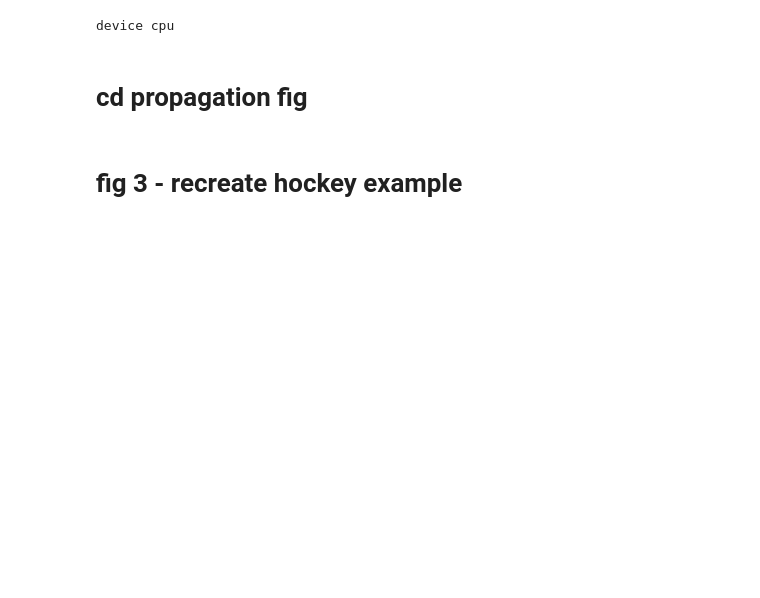
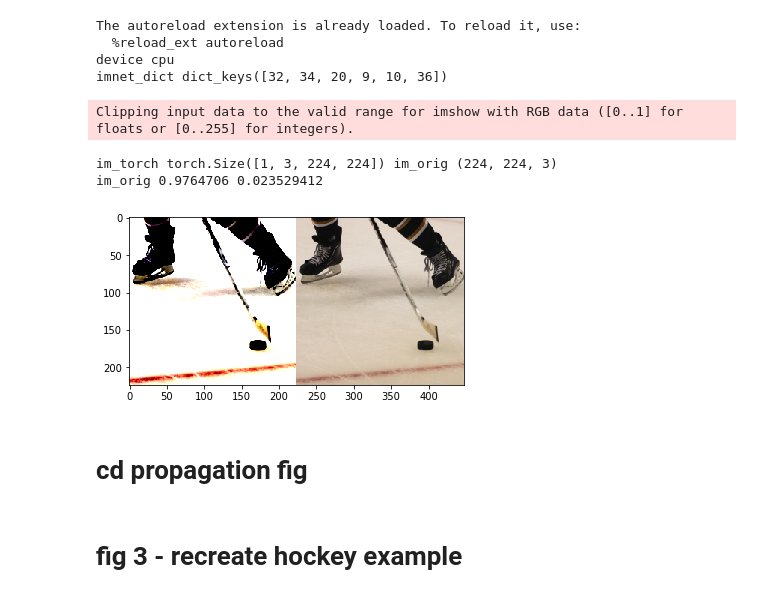
Before and after one commit to yezhengli-Mr9/acd, a Jupyter notebook: reproduce_figs/imagenet_fig3,s1,s2.ipynb, the cells around one changed output. Cells and saved outputs as stored; diff of their text form; code cells hidden in the pictures; blank space fills up the shorter version.

```diff
--- a/reproduce_figs/imagenet_fig3,s1,s2.ipynb
+++ b/reproduce_figs/imagenet_fig3,s1,s2.ipynb
@@ -12,7 +12,7 @@ sys.path.append('../visualization')
 sys.path.append('../acd/util')
 sys.path.append('../acd/scores')
 sys.path.append('../acd/agglomeration')
-import viz_2d as viz
+
 import tiling_2d as tiling
 import agg_2d as agg
 import cd
@@ -24,12 +24,30 @@ import pickle as pkl
 from dsets.imagenet import dset
 imnet_dict = pkl.load(open('../dsets/imagenet/imnet_dict.pkl', 'rb')) # contains 6 images (keys: 9, 10, 34, 20, 36, 32)
 
+print("imnet_dict", imnet_dict.keys())
+#----
+# for idx, t in enumerate(imnet_dict[9]):
+#     print("idx", idx, "imnet_dict[9]",type(t), t.shape ,t)
+#----
 # get model
 from torchvision import models
 model = models.vgg16(pretrained=True).to(device).eval()
 model_type='vgg' # alexnet, vgg
 # %% [output]
+The autoreload extension is already loaded. To reload it, use:
+  %reload_ext autoreload
 device cpu
+imnet_dict dict_keys([32, 34, 20, 9, 10, 36])
+# %%
+im_torch, im_orig, lab_num_correct = imnet_dict[9]
+print("im_torch",im_torch.shape, "im_orig", im_orig.shape)
+plt.imshow(np.concatenate((im_torch[0].permute(1,2,0).numpy(), im_orig),axis=1))
+print("im_orig", np.max(im_orig), np.min(im_orig))
+# %% [output]
+Clipping input data to the valid range for imshow with RGB data ([0..1] for floats or [0..255] for integers).
+im_torch torch.Size([1, 3, 224, 224]) im_orig (224, 224, 3)
+im_orig 0.9764706 0.023529412
+[figure, added]
 # %% [markdown]
 # cd propagation fig
 # %%
```
Also changed, not shown: parts of 2 cells of this notebook, 7 other files.
